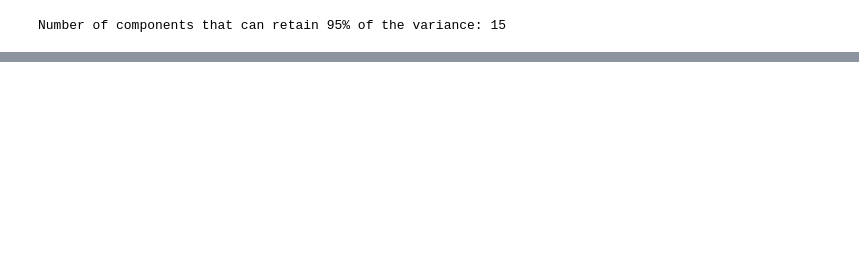
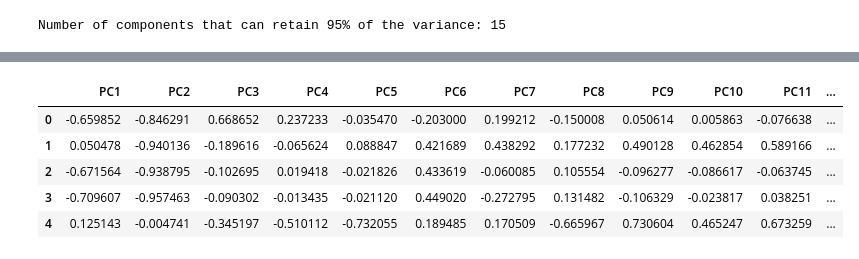
Before and after one commit to JustNao/NF21, a Jupyter notebook: pca_exploration.ipynb, the cells around one changed output, grey strips where cells are left out. Saved outputs shown, nothing was run; the diff lists cells and outputs as text; code cells hidden in the pictures; blank space fills up the shorter version.

```diff
--- a/pca_exploration.ipynb
+++ b/pca_exploration.ipynb
@@ -62,0 +83,13 @@ df
+# %%
+reduced = pca.fit_transform(X)
+reducedDf = pd.DataFrame()
+for i in range(0, n_pcs):
+    reducedDf['PC' + str(i + 1)] = reduced[:, i]
+reducedDf.head()
+# %% [output]
+|  | PC1 | PC2 | PC3 | PC4 | PC5 | PC6 | PC7 | PC8 | PC9 | PC10 | PC11 | ... |
+| 0 | -0.659852 | -0.846291 | 0.668652 | 0.237233 | -0.035470 | -0.203000 | 0.199212 | -0.150008 | 0.050614 | 0.005863 | -0.076638 | ... |
+| 1 | 0.050478 | -0.940136 | -0.189616 | -0.065624 | 0.088847 | 0.421689 | 0.438292 | 0.177232 | 0.490128 | 0.462854 | 0.589166 | ... |
+| 2 | -0.671564 | -0.938795 | -0.102695 | 0.019418 | -0.021826 | 0.433619 | -0.060085 | 0.105554 | -0.096277 | -0.086617 | -0.063745 | ... |
+| 3 | -0.709607 | -0.957463 | -0.090302 | -0.013435 | -0.021120 | 0.449020 | -0.272795 | 0.131482 | -0.106329 | -0.023817 | 0.038251 | ... |
+| 4 | 0.125143 | -0.004741 | -0.345197 | -0.510112 | -0.732055 | 0.189485 | 0.170509 | -0.665967 | 0.730604 | 0.465247 | 0.673259 | ... |
```
Also changed, not shown: parts of 8 cells of this notebook.
